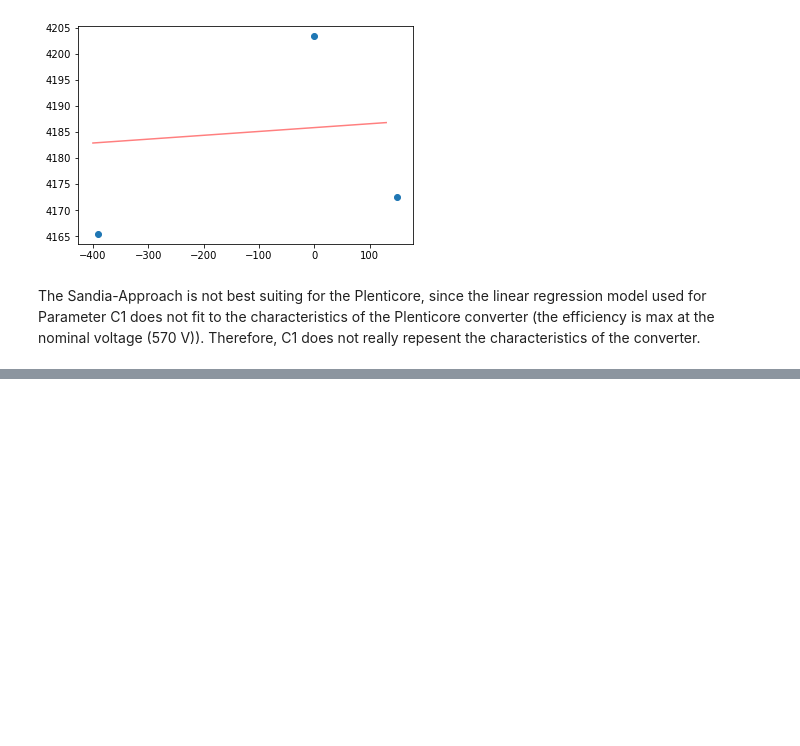
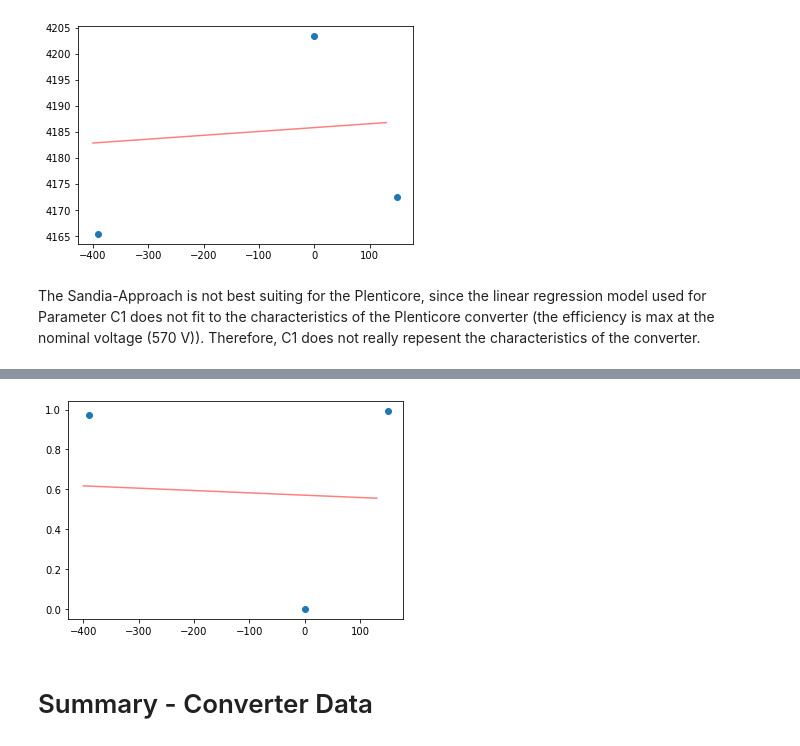
Before and after one commit to tinoetzold/KostalPlenticoreData-for-PVLIB, a Jupyter notebook: calibarte_from_spec.ipynb, the cells around one changed output, grey strips where cells are left out. Cells and saved outputs as stored; diff of their text form; code cells hidden in the pictures; blank space fills up the shorter version.

```diff
--- a/calibarte_from_spec.ipynb
+++ b/calibarte_from_spec.ipynb
@@ -172,0 +179,15 @@ NameError: name 'offset_pso_low' is not defined
+# %%
+c3_calibration_data = [(0, c0_ref),
+                       (180.0 - 570.0, c0_low),
+                       (720.0 - 570.0, c0_high)]
+b, a, r, p, std  = linregress(*zip(*c3_calibration_data))
+
+my_data["C3"] = b
+# %%
+plt.scatter(*zip(*c3_calibration_data))
+plt.plot([-400,130],[a,a+130*b],c="red",alpha=0.5)
+plt.show()
+# %% [output]
+[figure, added]
+# %% [markdown]
+# Summary - Converter Data
```
Also changed, not shown: parts of 8 cells of this notebook.
